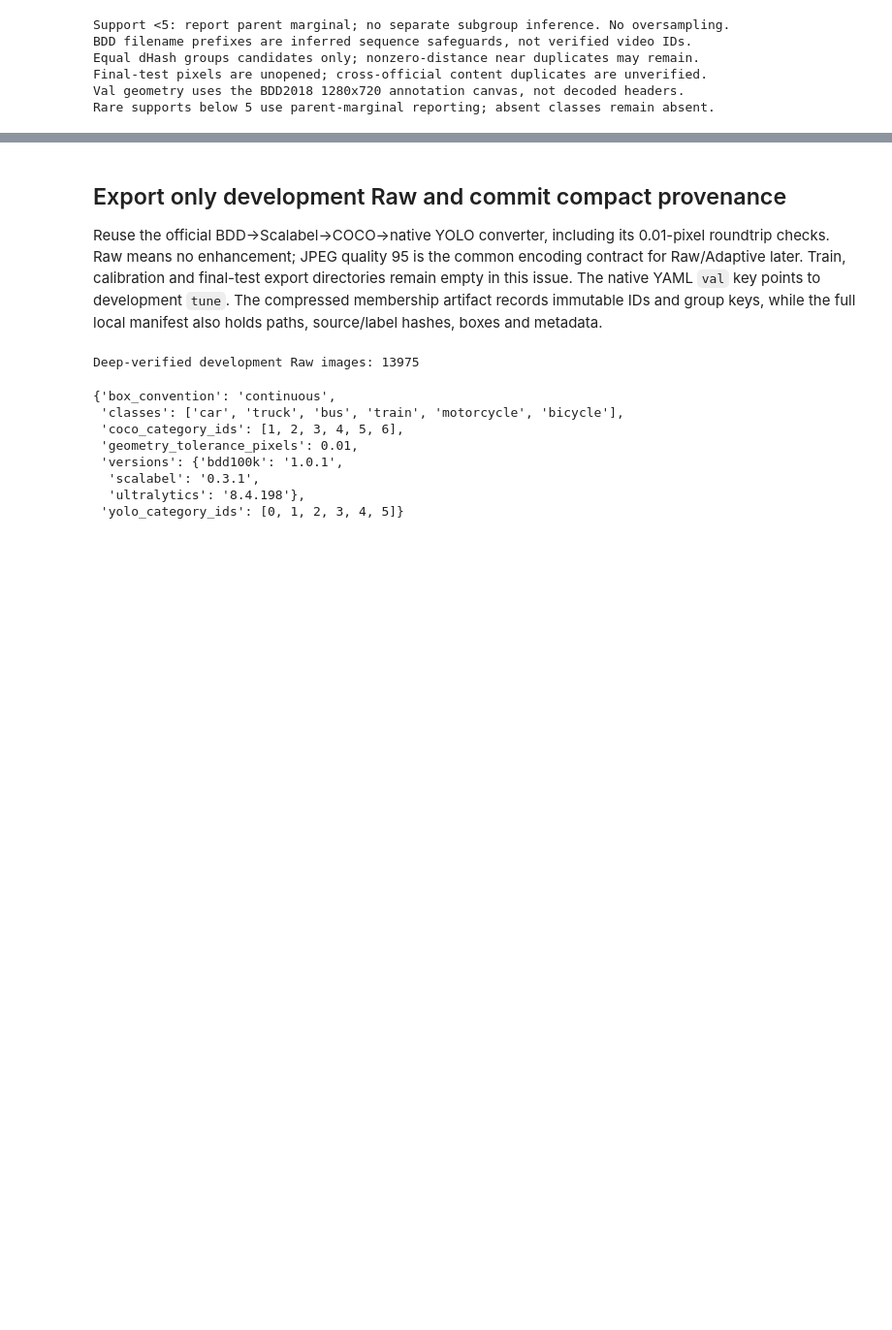
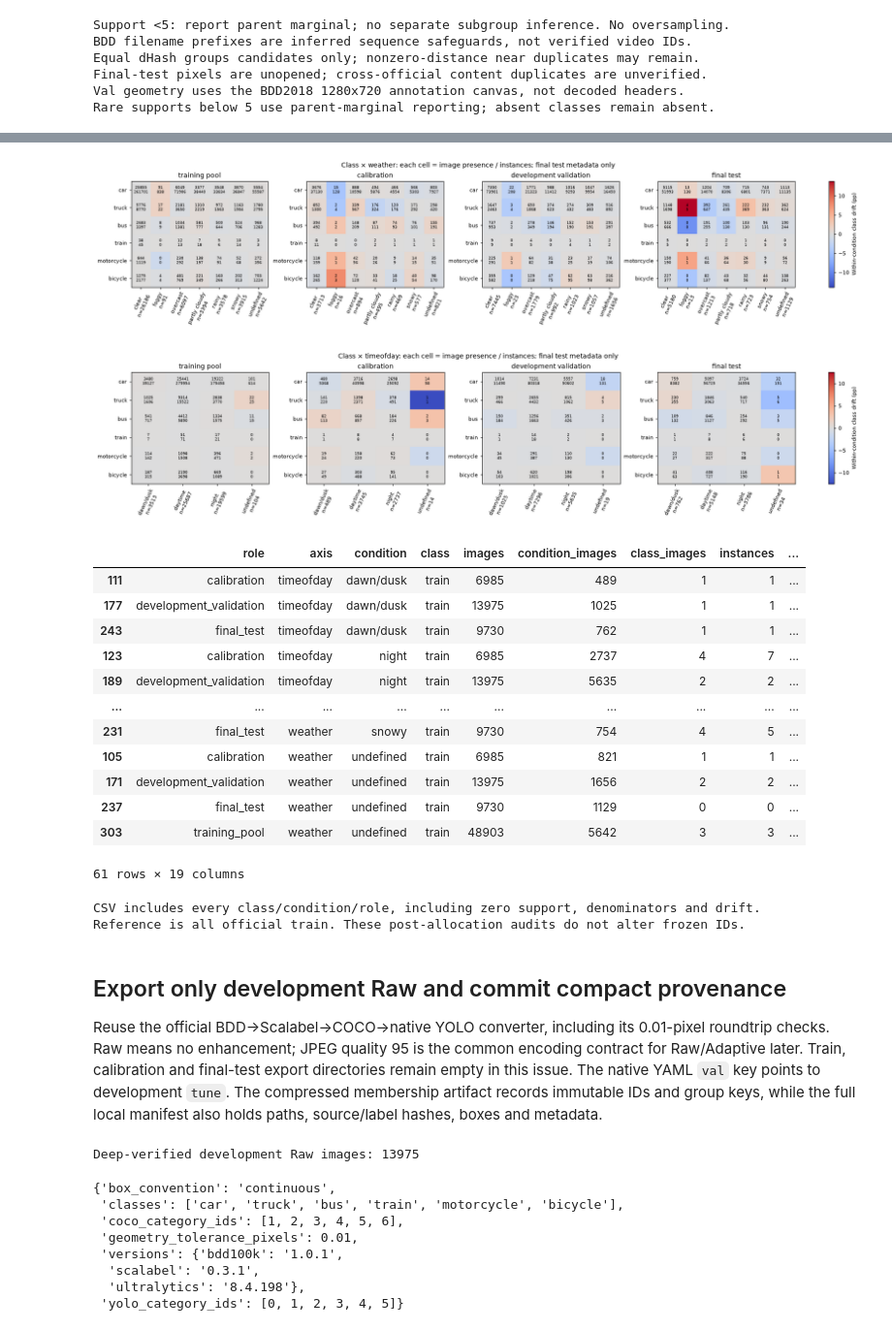
Before and after one commit to truong51972/vehicle-detection, a Jupyter notebook: notebooks/phase2/01_data_protocol.ipynb, the cells around one changed output, grey strips where cells are left out. Shown at 97% size. Drawn from its saved outputs; the diff is of its cells as text; code cells hidden in the pictures; blank space fills up the shorter version.

Commit message:
Fix protocol identity and audit joint class-condition support

```diff
--- a/notebooks/phase2/01_data_protocol.ipynb
+++ b/notebooks/phase2/01_data_protocol.ipynb
@@ -64,7 +70,6 @@ records, discovery, sources = scan_bdd(DATA_ROOT, strict=False)
 exposure_path = ROOT / "notebooks/test_exposure.json"
 exposures = read_json(exposure_path)
 excluded_ids = sorted({sample_id for ids in exposures.values() for sample_id in ids})
-historical = read_json(HISTORICAL_SELECTION) if HISTORICAL_SELECTION.exists() else None
 protocol = build_protocol(
     records,
     sources,
@@ -72,7 +77,6 @@ protocol = build_protocol(
     excluded_ids,
     seed=SEED,
     attempts=ALLOCATION_ATTEMPTS,
-    historical=historical,
     discovery=discovery,
 )
 freeze_protocol(RUN_ROOT / "protocol.json", protocol)
@@ -83,5 +87,10 @@ display(pd.Series(protocol["label_audit"], name="box audit"))
 display(pd.DataFrame(protocol["exclusions"]).groupby("reason").size())
 print("Prior exposed IDs:", len(excluded_ids))
 display(protocol["group_audit"])
-display(protocol.get("historical_diff", "No local historical selection; explicitly unavailable"))
+if HISTORICAL_SELECTION.exists():
+    history = historical_comparison(protocol, read_json(HISTORICAL_SELECTION))
+    write_json(REPORT_ROOT / "historical_comparison.json", history)
+    display(history)
+else:
+    print("Optional legacy comparison unavailable; canonical identity is unaffected.")
 # %% [output]
@@ -220,3 +239,68 @@ Rare supports below 5 use parent-marginal reporting; absent classes remain absen
+# %%
+joint = pd.DataFrame(class_condition_audit(protocol)).sort_values(
+    ["role", "axis", "condition", "class"]
+)
+joint.to_csv(REPORT_ROOT / "class_condition_support.csv", index=False)
+for axis in ["weather", "timeofday"]:
+    data = joint[joint.axis == axis]
+    conditions = sorted(data.condition.unique())
+    fig, axes = plt.subplots(1, 4, figsize=(18, 4), layout="constrained")
+    limit = max(1, data.conditional_presence_drift_pp.abs().max())
+    for ax, role in zip(axes, roles, strict=True):
+        selected = data[data.role == role]
+        drift = selected.pivot(
+            index="class", columns="condition", values="conditional_presence_drift_pp"
+        ).reindex(index=CLASSES, columns=conditions)
+        image_counts = selected.pivot(
+            index="class", columns="condition", values="class_images"
+        ).reindex(index=CLASSES, columns=conditions)
+        box_counts = selected.pivot(index="class", columns="condition", values="instances").reindex(
+            index=CLASSES, columns=conditions
+        )
+        heat = ax.imshow(drift, cmap="coolwarm", vmin=-limit, vmax=limit, aspect="auto")
+        sample_sizes = selected.groupby("condition").condition_images.first()
+        ax.set_xticks(
+            range(len(conditions)), [f"{c}\nn={sample_sizes[c]}" for c in conditions], rotation=65
+        )
+        ax.set_yticks(range(len(CLASSES)), CLASSES)
+        ax.set_title(role.replace("_", " "))
+        for i in range(len(CLASSES)):
+            for j in range(len(conditions)):
+                ax.text(
+                    j,
+                    i,
+                    f"{image_counts.iloc[i, j]}\n{box_counts.iloc[i, j]}",
+                    ha="center",
+                    va="center",
+                    fontsize=6,
+                )
+    fig.colorbar(heat, ax=axes, label="Within-condition class drift (pp)")
+    fig.suptitle(
+        f"Class × {axis}: each cell = image presence / instances; final test metadata only"
+    )
+    fig.savefig(REPORT_ROOT / f"class_{axis}_support.png")
+    plt.show()
+display(joint[joint.rare_support].sort_values(["axis", "condition", "class", "role"]))
+print("CSV includes every class/condition/role, including zero support, denominators and drift.")
+print("Reference is all official train. These post-allocation audits do not alter frozen IDs.")
+# %% [output]
+[figure, added]
+[figure, added]
+|  | role | axis | condition | class | images | condition_images | class_images | instances | ... |
+| 111 | calibration | timeofday | dawn/dusk | train | 6985 | 489 | 1 | 1 | ... |
+| 177 | development_validation | timeofday | dawn/dusk | train | 13975 | 1025 | 1 | 1 | ... |
+| 243 | final_test | timeofday | dawn/dusk | train | 9730 | 762 | 1 | 1 | ... |
+| 123 | calibration | timeofday | night | train | 6985 | 2737 | 4 | 7 | ... |
+| 189 | development_validation | timeofday | night | train | 13975 | 5635 | 2 | 2 | ... |
+| ... | ... | ... | ... | ... | ... | ... | ... | ... | ... |
+| 231 | final_test | weather | snowy | train | 9730 | 754 | 4 | 5 | ... |
+| 105 | calibration | weather | undefined | train | 6985 | 821 | 1 | 1 | ... |
+| 171 | development_validation | weather | undefined | train | 13975 | 1656 | 2 | 2 | ... |
+| 237 | final_test | weather | undefined | train | 9730 | 1129 | 0 | 0 | ... |
+| 303 | training_pool | weather | undefined | train | 48903 | 5642 | 3 | 3 | ... |
+61 rows × 19 columns
+CSV includes every class/condition/role, including zero support, denominators and drift.
+Reference is all official train. These post-allocation audits do not alter frozen IDs.
 # %% [markdown]
 ## Export only development Raw and commit compact provenance
 
```
Also changed, not shown: parts of 5 cells of this notebook, 12 other files.
